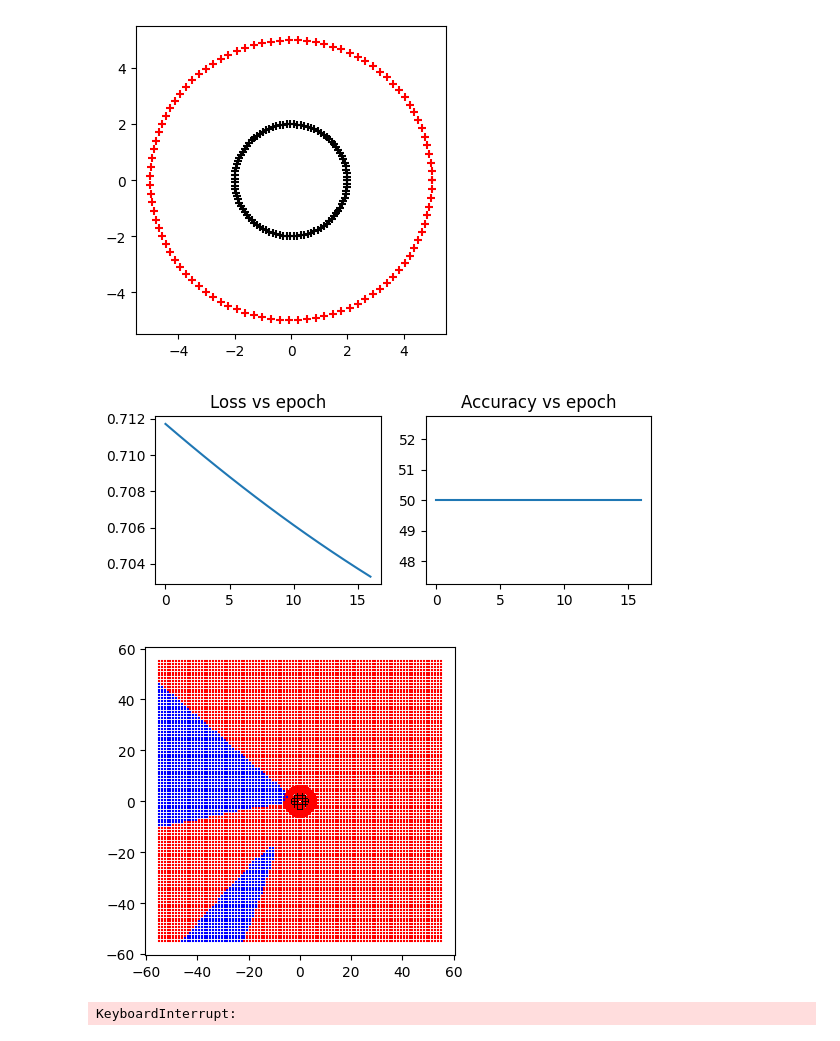
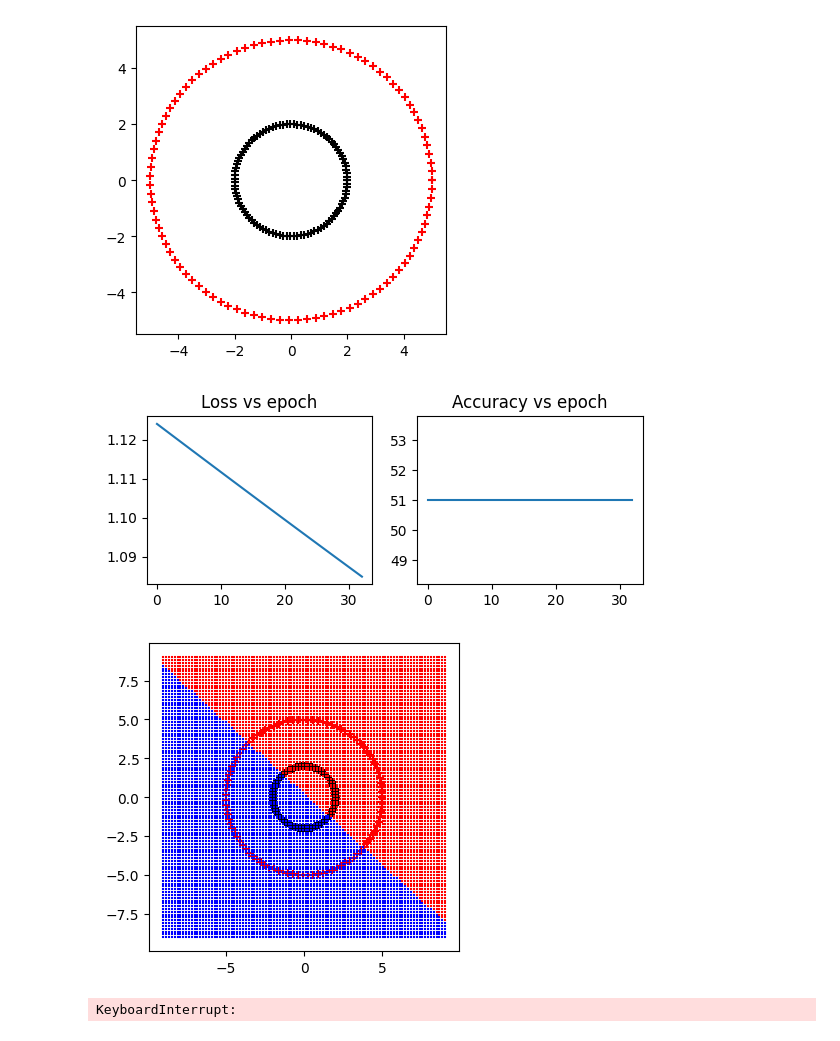
Before and after one commit to sriram-gupta/diy-ml, a Jupyter notebook: notebooks/03NonLinearClassification.ipynb, the cells around one changed output. Drawn from its saved outputs; the diff is of its cells as text; code cells hidden in the pictures.

```diff
--- a/notebooks/03NonLinearClassification.ipynb
+++ b/notebooks/03NonLinearClassification.ipynb
@@ -65,7 +65,7 @@ def generate_actual_data_plot():
 def getXtoPlot():
     x1_min , x1_max = X[:,0].min() ,  X[:,0].max()
     x2_min , x2_max = X[:,1].min() ,  X[:,1].max()
-    plot_diff = 50
+    plot_diff = 4
     x1_lin = torch.linspace(x1_min-plot_diff , x1_max+plot_diff, 100)
     x2_lin = torch.linspace(x2_min-plot_diff , x2_max+plot_diff, 100)
     xx_1 , xx_2 = torch.meshgrid(x1_lin,x2_lin)
@@ -99,10 +99,12 @@ def generate_boundary_plot(model):
 n_samples , n_features = X.shape
 
 model = nn.Sequential(
-    nn.Linear(n_features,10),
+    nn.Linear(n_features,  1),
     nn.Sigmoid(),
-    nn.Linear(10,1),
-    nn.Sigmoid(),
+    #   nn.Linear(64,32),
+    #    nn.Sigmoid(),
+    # nn.Linear(32,1),
+    # nn.Sigmoid(),
 
 )
 
@@ -118,33 +120,33 @@ losses = []
 accuracies=[]
 
 for epoch in range(epochs):
     optimizer.zero_grad()
     ouput = model(X)
     loss = criteria(ouput,Y.float().unsqueeze(dim=1))
     accuracy = (sum(abs(ouput - (Y.float().unsqueeze(dim=1))) < 0.5 ))/len(ouput)*100
     accuracies.append(accuracy)
     loss.backward()
     optimizer.step()
     losses.append(loss.item())
 
     plt.subplot(2,2,1)
     plt.title('Loss vs epoch')
     plt.plot(losses)
 
     plt.subplot( 2,2,2)
     plt.title('Accuracy vs epoch')
     plt.plot(accuracies)
 
 
 
     generate_actual_data_plot()
     generate_boundary_plot(model)
 
     plt.show()
     sleep(0.2)
     if epoch != epochs -1 :
         display.clear_output(wait=True)
 # %% [output]
-[figure, old version]
+[figure, new version]
-[figure, old version]
+[figure, new version]
 KeyboardInterrupt:
```
Also changed, not shown: 1 other file.
